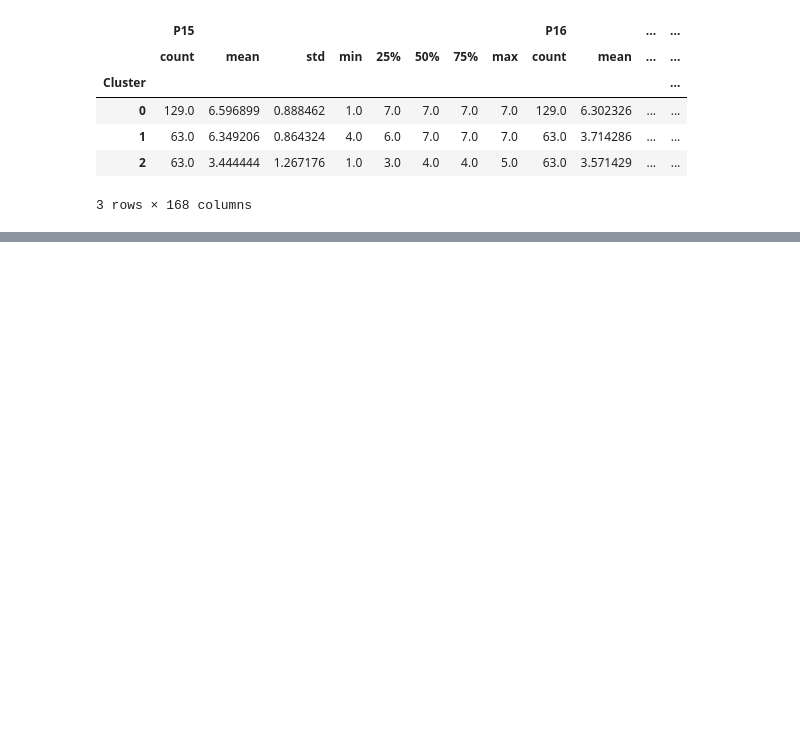
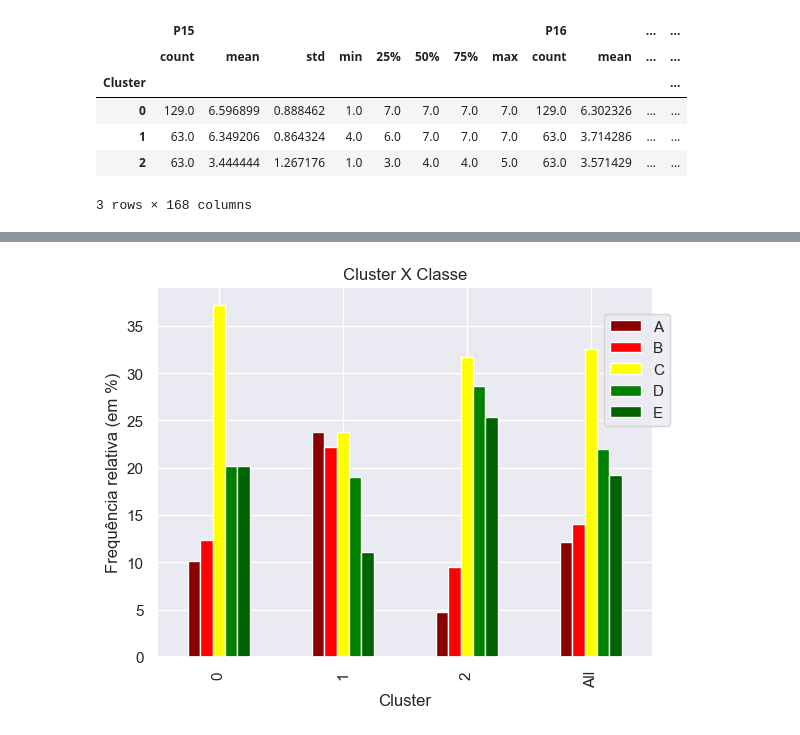
Before and after one commit to enzojunq/Base-de-dados, a Jupyter notebook: base.ipynb, the cells around one changed output, grey strips where cells are left out. Saved outputs shown, nothing was run; the diff lists cells and outputs as text; code cells hidden in the pictures; blank space fills up the shorter version.

Commit message:
clusterização

```diff
--- a/base.ipynb
+++ b/base.ipynb
@@ -602,3 +602,7 @@ grouped_by_clusters.describe()
 | 1 | 63.0 | 6.349206 | 0.864324 | 4.0 | 6.0 | 7.0 | 7.0 | 7.0 | 63.0 | 3.714286 | ... | ... |
 | 2 | 63.0 | 3.444444 | 1.267176 | 1.0 | 3.0 | 4.0 | 4.0 | 5.0 | 63.0 | 3.571429 | ... | ... |
 3 rows × 168 columns
+# %%
+df_p_pca_kmeans['Segment'] = df_p_pca_kmeans['Cluster'].map({0:'Cluster 1',
+                                                                   1: 'Cluster 2',
+                                                                   2: 'Cluster 3'})
@@ -604,0 +654,17 @@ grouped_by_clusters.describe()
+# %%
+cores = ['darkred','red','yellow','green','darkgreen', 'blue', 'darkblue']
+
+df_p_pca_kmeans.Qclasse = df_p_pca_kmeans.Qclasse.astype('category')
+df_p_pca_kmeans.Qclasse.cat.categories = ['A','B','C','D','E']
+
+cluster_x_classe = pd.crosstab(df_p_pca_kmeans['Cluster'], df_p_pca_kmeans['Qclasse'], normalize='index',margins=True).round(3)*100
+
+cluster_x_classe.plot.bar(color = cores)
+plt.title('Cluster X Classe')
+plt.ylabel('Frequência relativa (em %)')
+plt.xlabel('Cluster')
+plt.legend(['A', 'B','C'], loc='center')
+plt.legend(bbox_to_anchor=(1.05, 0.95)); # Coloca legenda para fora da janela gráfica
+plt.show()
+# %% [output]
+[figure, added]
```
Also changed, not shown: parts of 3 cells of this notebook.
